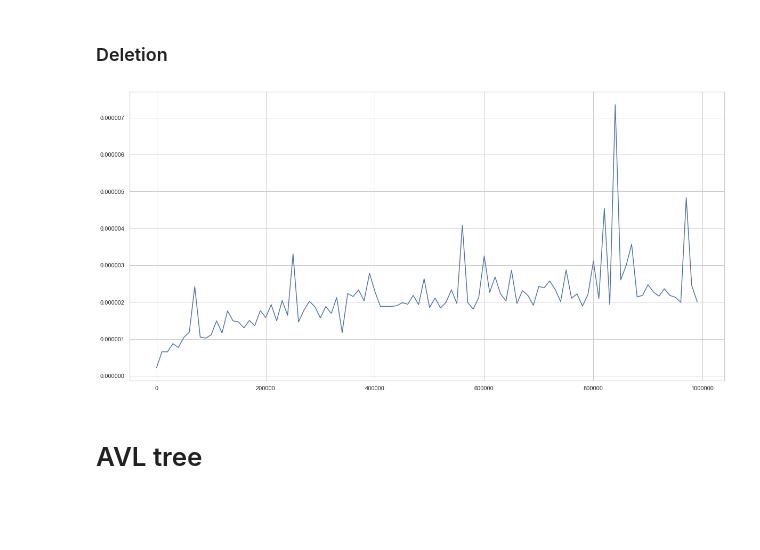
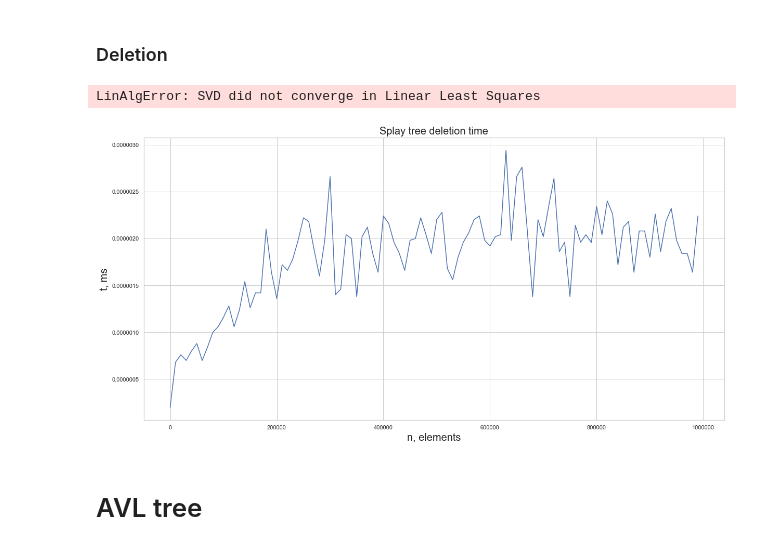
Before and after one commit to ivanvikhrev/search-trees-comparison, a Jupyter notebook: report.ipynb, the cells around one changed output. Cells and saved outputs as stored; diff of their text form; code cells hidden in the pictures; blank space fills up the shorter version.

```diff
--- a/report.ipynb
+++ b/report.ipynb
@@ -139,11 +151,23 @@ pass
 # %% [markdown]
 ### Deletion
-# %%
-y = [delete_time[el] for el in x]
-plt.plot(x, y)
-pass
-# %% [output]
-[figure, removed]
+# %%
+y = [delete_time[el] for el in x]
+
+plt.title("Splay tree deletion time", fontsize=20)
+plt.xlabel('n, elements', fontsize=20)
+plt.ylabel('t, ms', fontsize=20)
+plt.plot(x, y)
+
+# Least Squares log Regression
+coeff = np.polyfit(np.log2(num), delete_time, 1)
+log_y = [np.log2(n)*coeff[0] + coeff[1] for n in num]
+plt.plot(num, log_y)
+plt.legend(['raw data', 'log fit'], fontsize=20)
+plt.ylim(bottom=0.)
+pass
+# %% [output]
+LinAlgError: SVD did not converge in Linear Least Squares
+[figure, added]
 # %% [markdown]
 # AVL tree
 # %% [markdown]
```
Also changed, not shown: parts of 46 cells of this notebook, 3 other files.
